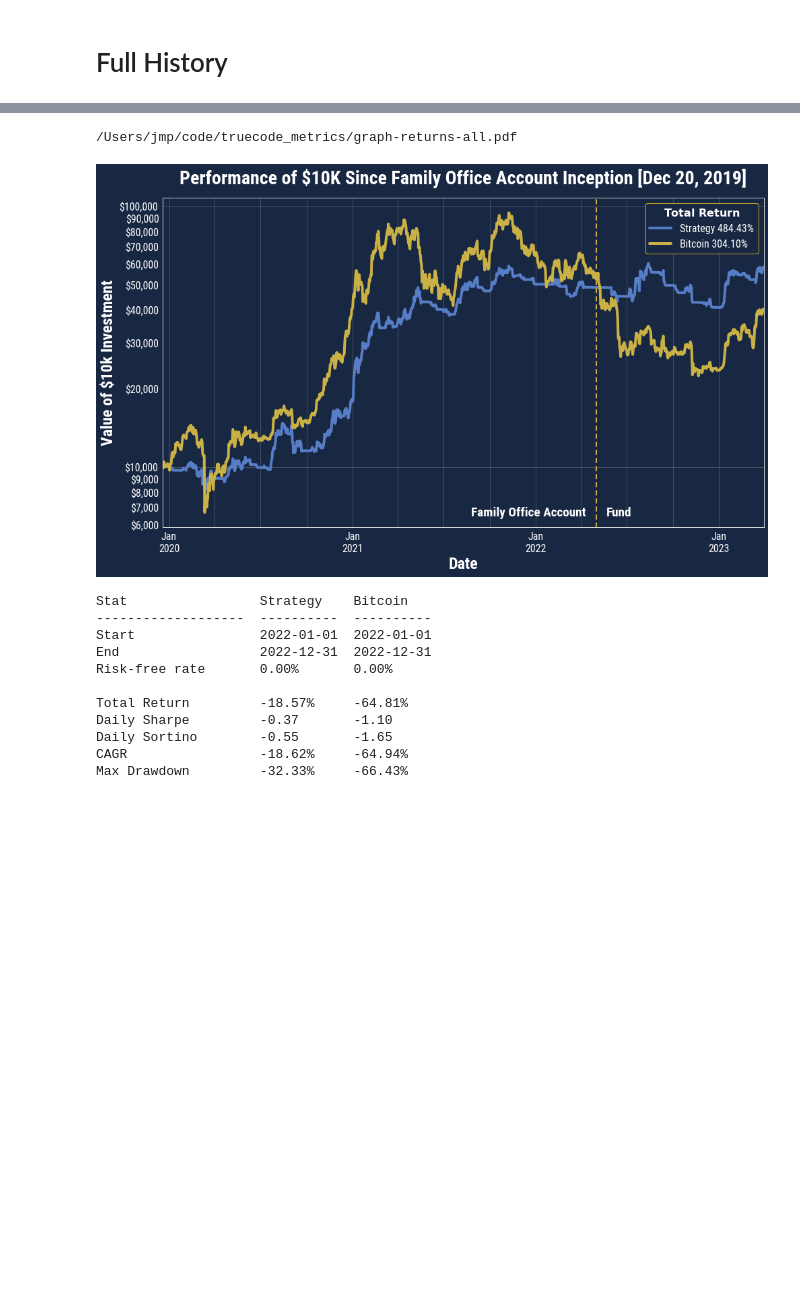
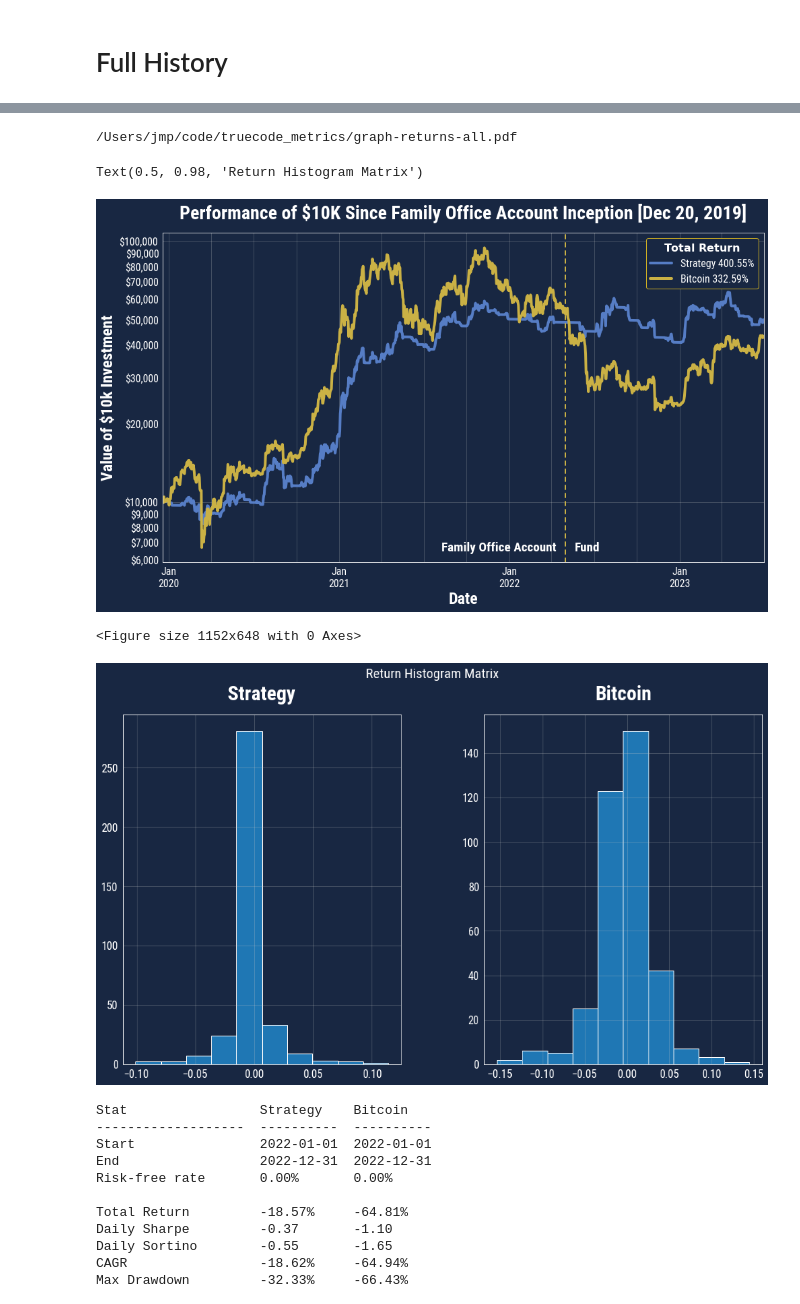
Before and after one commit to joshua-peck/truecode_metrics, a Jupyter notebook: TrueCode Metrics.ipynb, the cells around one changed output, grey strips where cells are left out. Drawn from its saved outputs; the diff is of its cells as text; code cells hidden in the pictures; blank space fills up the shorter version.

```diff
--- a/TrueCode Metrics.ipynb
+++ b/TrueCode Metrics.ipynb
@@ -20,10 +14,10 @@ NOTE: You will need to update this every month!
 # %%
-datafile = 'truecode-performance-20230331.csv'
+datafile = 'truecode-metrics-june-2023.csv'
 # %%
 FOA_START_DATE = dt.fromisoformat('2019-11-19')
 FOA_END_DATE = dt.fromisoformat('2022-04-30')
 FUND_START_DATE = dt.fromisoformat('2022-05-01')
-FUND_END_DATE = dt.fromisoformat('2023-03-31')
+FUND_END_DATE = dt.fromisoformat('2023-06-30')
 # %% [markdown]
 # Font Configuration
 
@@ -202,23 +215,29 @@ Win 12m %            86.21%      51.72%
 # %%
 ax = prices[['Strategy', 'Bitcoin']].plot.line(title='Performance of $10K Since Family Office Account Inception [Dec 20, 2019]', logy=True, color={'Strategy': '#567DC5', 'Bitcoin': '#CAB145'}, xlabel="Date", ylabel="Value of $10k Investment")
 strategy_total_return = stats['Strategy'].stats['total_return']
 bitcoin_total_return = stats['Bitcoin'].stats['total_return']
 ax.legend(('Strategy {:.2f}%'.format(strategy_total_return * 100.), 'Bitcoin {:.2f}%'.format(bitcoin_total_return * 100.)), loc='upper right', title=r'$\bf{Total\ Return}$')
 ax.yaxis.set_major_formatter(lambda x, pos: f"${int(x):,.0f}")
 ax.yaxis.set_minor_formatter(lambda x, pos: f"${int(x):,.0f}")
 ax.axvline(dt(2022, 5, 1), color='#CAB145', label="Fund", dashes=(3, 3), dash_capstyle="round", linewidth=2)
 ax.text(dt(2022, 5, 1) + timedelta(days=20), 6500,'Fund', rotation=0, color='#fff', fontweight='bold', fontsize='large')
 ax.text(dt(2022, 5, 1) - timedelta(days=20), 6500,'Family Office Account', rotation=0, color='#fff', fontweight='bold', fontsize='large', horizontalalignment='right')
 ax.yaxis.set_major_locator(mpl.ticker.LogLocator())
 ax.xaxis.set_major_locator(mdates.MonthLocator(bymonth=range(1, 13, 3)))
 ax.xaxis.set_minor_locator(mdates.MonthLocator())
 ax.grid(True)
 
 ax.get_figure().savefig('graph-returns-all.pdf', format='pdf')
 display(FileLink('graph-returns-all.pdf'))
+
+sample_stats.plot_histograms(figsize=(16, 9))
+# sample_stats.plot_scatter_matrix(figsize=(16, 9))
 # %% [output]
 /Users/jmp/code/truecode_metrics/graph-returns-all.pdf
+Text(0.5, 0.98, 'Return Histogram Matrix')
-[figure, old version]
+[figure, new version]
+<Figure size 1152x648 with 0 Axes>
+[figure, added]
 # %%
 sample = prices[dt.fromisoformat('2022-01-01'):dt.fromisoformat('2022-12-31')]
 rebased_sample = ffn.rebase(sample[['Strategy', 'Bitcoin']], value=10000)
```
Also changed, not shown: parts of 16 cells of this notebook, 2 other files.
